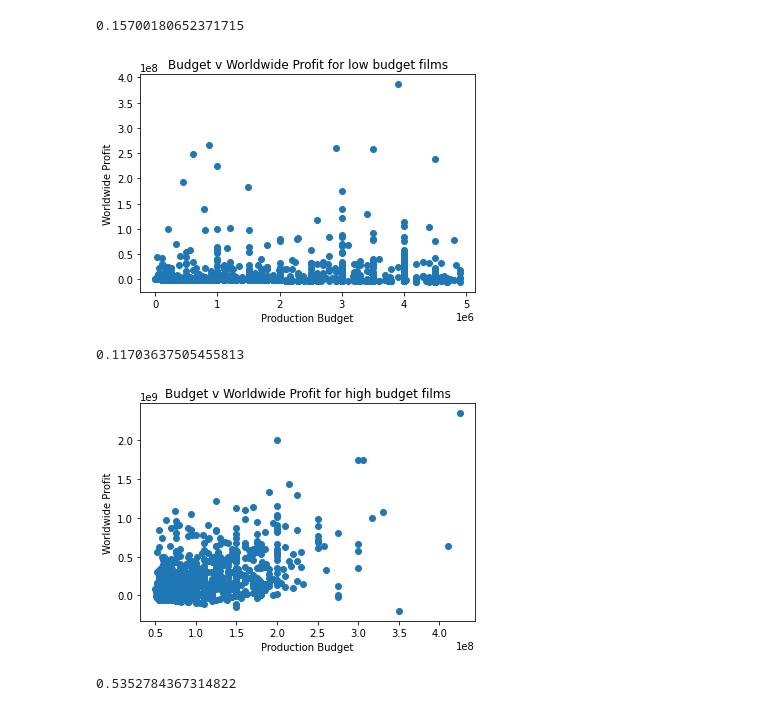
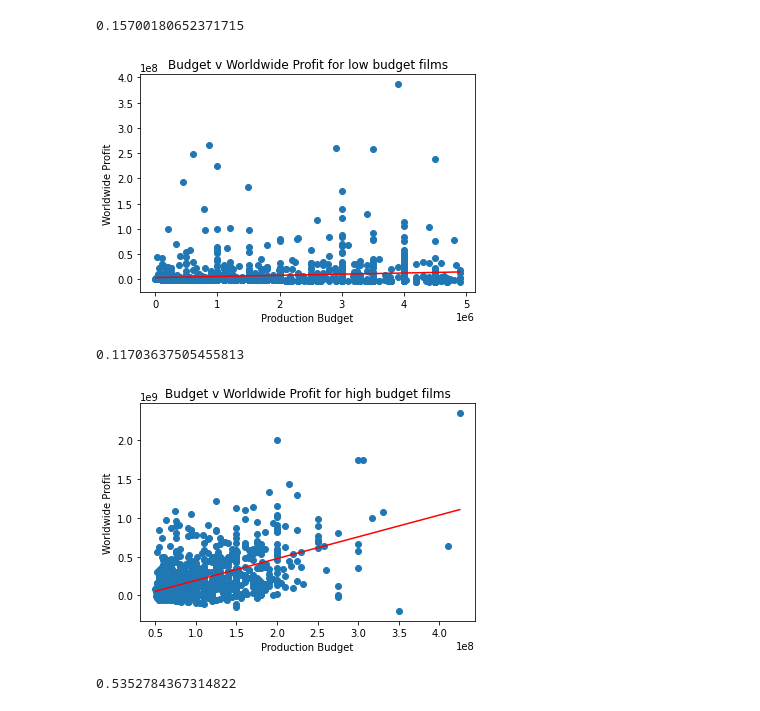
Before and after one commit to mitchallison2/Microsoft-Movie-Project, a Jupyter notebook: Matt's_Workbook.ipynb, the cells around one changed output. Drawn from its saved outputs; the diff is of its cells as text; code cells hidden in the pictures.

```diff
--- a/Matt's_Workbook.ipynb
+++ b/Matt's_Workbook.ipynb
@@ -593,9 +596,12 @@ ax.set_ylabel('Worldwide Profit')
 ax.set_title('Budget v Worldwide Profit for low budget films')
 
 #plt.legend(loc='upper left');
+x = low_bucket['production_budget']
+y = low_bucket['worldwide_profit']
+plt.plot(np.unique(x), np.poly1d(np.polyfit(x, y, 1))(np.unique(x)), color= 'red')
 plt.show()
 # %% [output]
-[figure, old version]
+[figure, new version]
 # %%
 low_bucket['production_budget'].corr(low_bucket['worldwide_profit'])
 # %% [output]
@@ -603,20 +609,23 @@ low_bucket['production_budget'].corr(low_bucket['worldwide_profit'])
 # %%
 #graph of budget vs profit for high bucket
 fig, ax = plt.subplots()
 
 ax.scatter(high_bucket['production_budget'], high_bucket['worldwide_profit'])
 
 
 ax.set_xlabel('Production Budget')
 ax.set_ylabel('Worldwide Profit')
 
 # Add a title for the plot
 ax.set_title('Budget v Worldwide Profit for high budget films')
 
 #plt.legend(loc='upper left');
+x = high_bucket['production_budget']
+y = high_bucket['worldwide_profit']
+plt.plot(np.unique(x), np.poly1d(np.polyfit(x, y, 1))(np.unique(x)), color= 'red')
 plt.show()
 # %% [output]
-[figure, old version]
+[figure, new version]
 # %%
 high_bucket['production_budget'].corr(high_bucket['worldwide_profit'])
 # %% [output]
```
Also changed, not shown: parts of 17 cells of this notebook.
